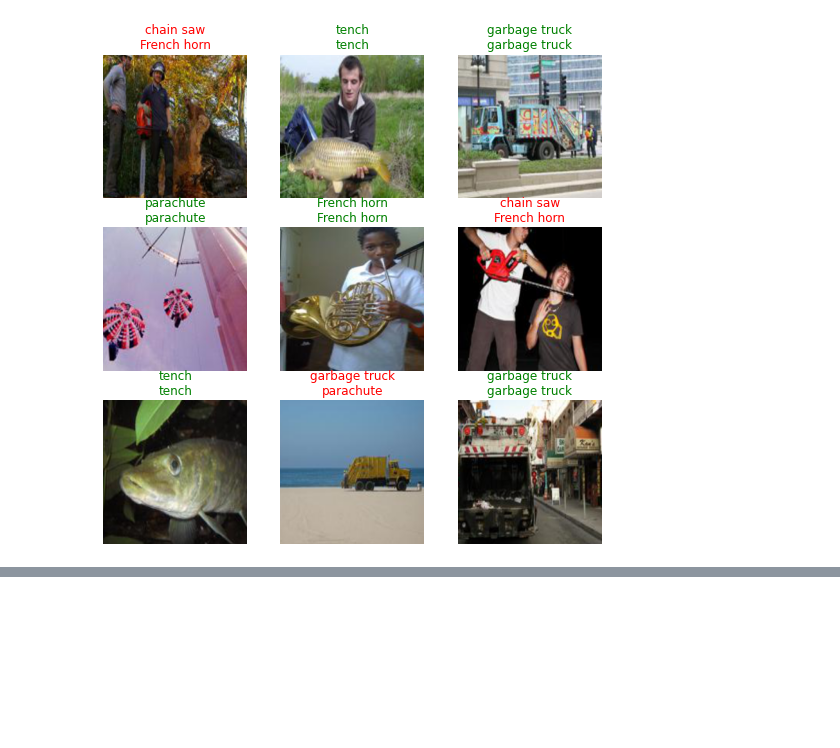
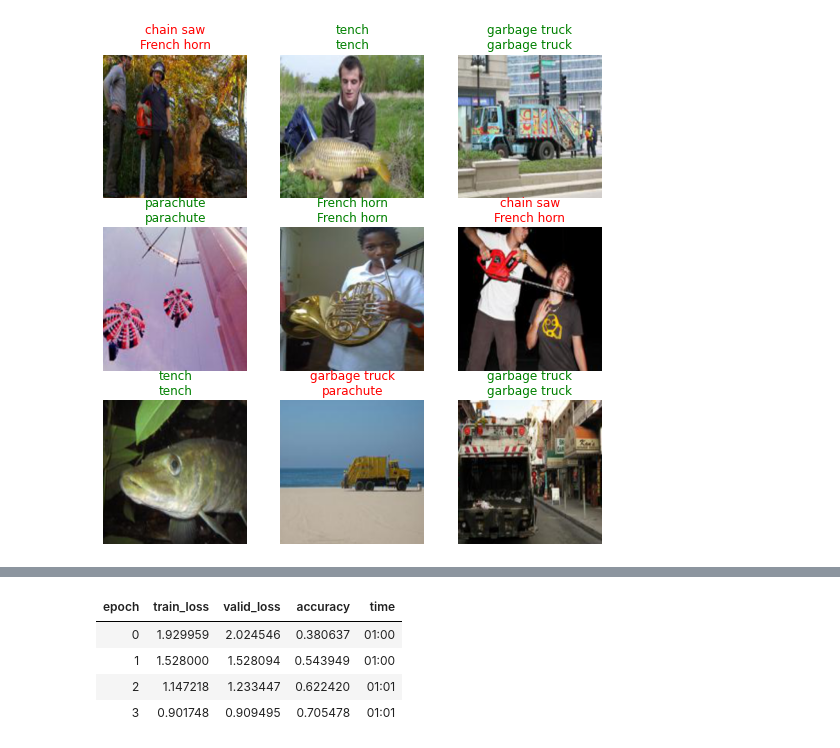
Before and after one commit to m0sys/retinanet-from-torch, a Jupyter notebook: notebooks/15_train_resnet_on_imagenette.ipynb, the cells around one changed output, grey strips where cells are left out. Drawn from its saved outputs; the diff is of its cells as text; code cells hidden in the pictures; blank space fills up the shorter version.

```diff
--- a/notebooks/15_train_resnet_on_imagenette.ipynb
+++ b/notebooks/15_train_resnet_on_imagenette.ipynb
@@ -388,0 +424,8 @@ learn.show_results()
+# %%
+learn.fit_one_cycle(4, 5e-4)
+# %% [output]
+| epoch | train_loss | valid_loss | accuracy | time |
+| 0 | 1.929959 | 2.024546 | 0.380637 | 01:00 |
+| 1 | 1.528000 | 1.528094 | 0.543949 | 01:00 |
+| 2 | 1.147218 | 1.233447 | 0.622420 | 01:01 |
+| 3 | 0.901748 | 0.909495 | 0.705478 | 01:01 |
```
Also changed, not shown: parts of 11 cells of this notebook, 9 other files.
